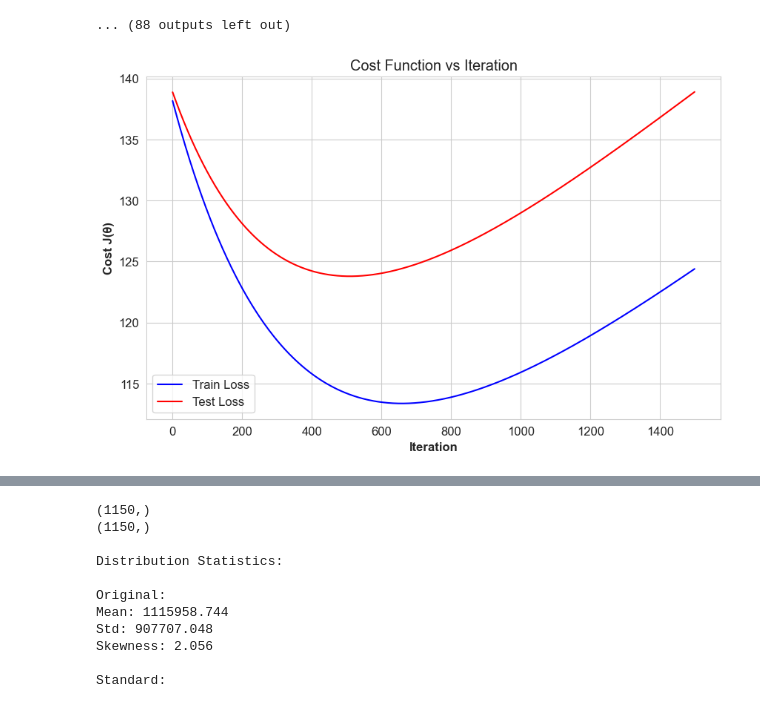
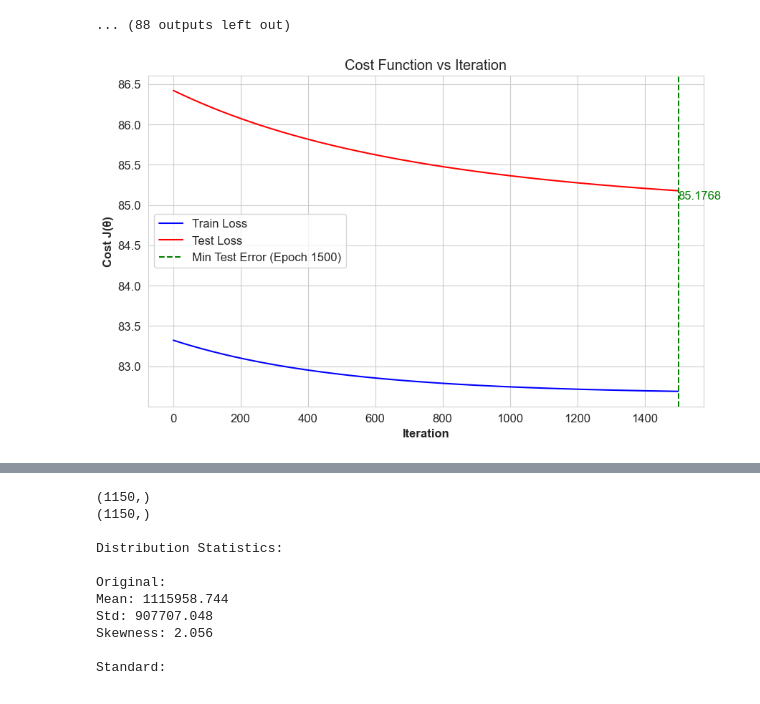
Before and after one commit to AmirAAZ818/ML-Assignments-2024, a Jupyter notebook: Linear Regression/Implementation/Linear_Regression.ipynb, the cells around one changed output, grey strips where cells are left out. Drawn from its saved outputs; the diff is of its cells as text; code cells hidden in the pictures.

```diff
--- a/Linear Regression/Implementation/Linear_Regression.ipynb
+++ b/Linear Regression/Implementation/Linear_Regression.ipynb
@@ -483,7 +501,11 @@ W_sgd = np.zeros((X_train.shape[1], 1)) # params init random
 
 for slice_idx in range(10, X_train.shape[0] + 1, 10):
     print(f'_______________Number of Data used is : {slice_idx}_______________')
-    X_train_sliced = X_train[slice_idx - 10:slice_idx] # Slicing training set
+    # X_train_sliced = X_train[slice_idx - 10:slice_idx] # Slicing training set
+    X_train_sliced = X_train[:slice_idx] # Slicing training set
+    y_train_sliced = y_train[:slice_idx]
+
+    W_sgd = np.zeros((X_train.shape[1], 1)) # params init random
 
 
     result_history['SGD'][slice_idx] = {'train_loss_history':np.zeros(iters), 'val_loss_history':np.zeros(iters)} # Preparation for Recording for the specific number of training samples
@@ -491,7 +513,7 @@ for slice_idx in range(10, X_train.shape[0] + 1, 10):
     for iter in tqdm(range(iters)):
         for sample_idx in range(X_train_sliced.shape[0]):
             x_sgd = X_train_sliced[sample_idx] # a vector (1, 10)
-            y_sgd = y_train[sample_idx] # a scalar
+            y_sgd = y_train_sliced[sample_idx] # a scalar
             y_pred_sgd = x_sgd @ W_sgd # y hat, scalar
 
             dJ_dW = (y_sgd - y_pred_sgd) * x_sgd # Computing dJ/dw
@@ -588,10 +623,11 @@ W_gd = np.zeros((X_train.shape[1], 1)) # params init random
 for slice_idx in range(10, X_train.shape[0] + 1, 10):
     print(f'_______________Number of Data used is : {slice_idx}_______________')
 
-    X_train_sliced = X_train[slice_idx - 10:slice_idx] # Slicing training set
-    y_sliced = y_train[slice_idx - 10:slice_idx]
+    W_gd = np.zeros((X_train.shape[1], 1)) # params init random
+    X_train_sliced = X_train[:slice_idx] # Slicing training set
+    y_sliced = y_train[:slice_idx]
 
-    result_history['GD'][slice_idx] = {'train_loss_history':np.zeros(epochs), 'val_loss_history':np.zeros(epochs), 'params':None} # Preparation for Recording for the specific number of training samples
+    result_history['GD'][slice_idx] = {'train_loss_history':np.zeros(epochs), 'val_loss_history':np.zeros(epochs)} # Preparation for Recording for the specific number of training samples
 
     for iter in tqdm(range(epochs)):
         y_pred_gd = X_train_sliced @ W_gd
@@ -609,6 +645,8 @@ for slice_idx in range(10, X_train.shape[0] + 1, 10):
         # Recording test loss at each iteration
         y_pred_test = X_test @ W_gd
         result_history['GD'][slice_idx]['val_loss_history'][iter] = MSE(y_test, y_pred_test)
+
+result_history['GD']['last_param'] = np.copy(W_gd)
 # %% [output]
 _______________Number of Data used is : 10_______________
 _______________Number of Data used is : 20_______________
@@ -626,23 +664,36 @@ _______________Number of Data used is : 120_______________
 # %%
 train_loss_history = result_history['GD'][1000]['train_loss_history']
 val_loss_history = result_history['GD'][1000]['val_loss_history']
-iters = np.arange(epochs)
+iterss = np.arange(1, epochs + 1)
 
+min_val_loss = val_loss_history.min()
+iteration_min_loss = np.argmin(val_loss_history) + 1
 
 # Plot configuration
 plt.figure(figsize=(10, 6), dpi=100)
 sns.set_style("whitegrid")
 plt.rcParams['font.size'] = 12
 plt.rcParams['axes.labelweight'] = 'bold'
 
 # Plotting
-plt.plot(iters, train_loss_history, label='Train Loss', color='blue')
-plt.plot(iters, val_loss_history, label='Test Loss', color='red')
+plt.plot(iterss, train_loss_history, label='Train Loss', color='blue')
+plt.plot(iterss, val_loss_history, label='Test Loss', color='red')
+
+plt.axvline(x=iteration_min_loss, color="green", linestyle="--", label=f"Min Test Error (Epoch {iteration_min_loss})")
+plt.text(
+    iteration_min_loss,  # x-coordinate
+    min_val_loss,        # y-coordinate
+    f"{min_val_loss:.4f}",
+    color="green",
+    fontsize=12,
+    ha="left",
+    va="top"
+)
 
 plt.xlabel('Iteration')
 plt.ylabel('Cost J(θ)')
 plt.title('Cost Function vs Iteration')
 plt.legend()
 plt.show()
 # %% [output]
-[figure, old version]
+[figure, new version]
```
Also changed, not shown: parts of 15 cells of this notebook, 1 other file.
